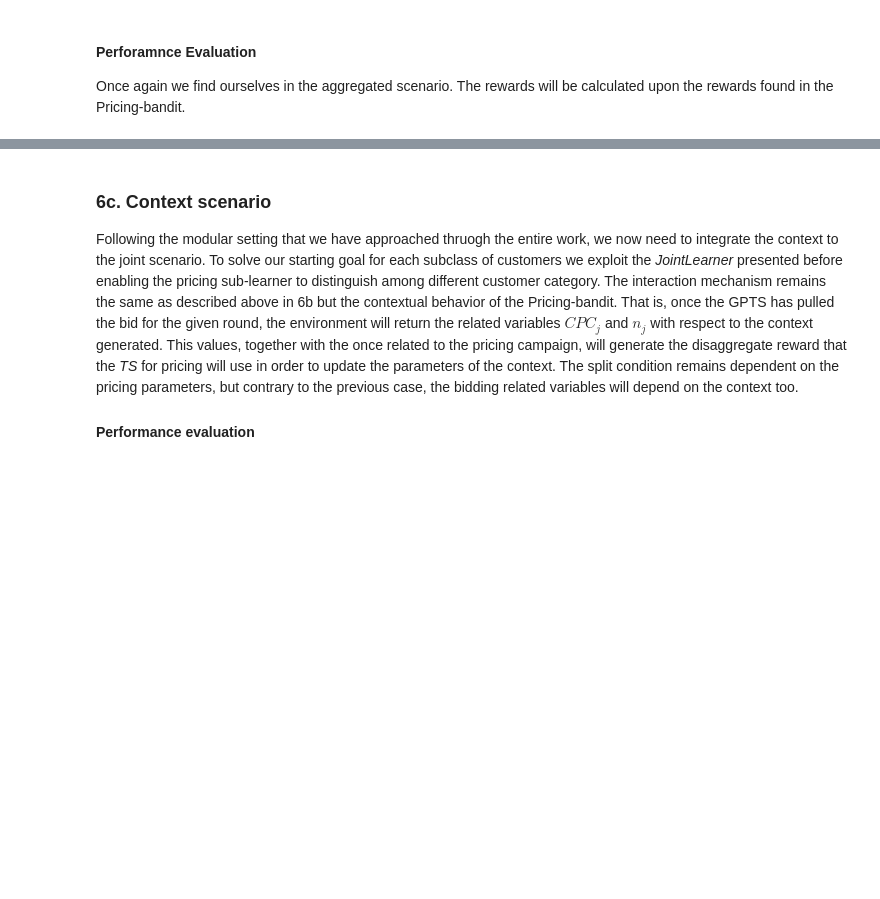
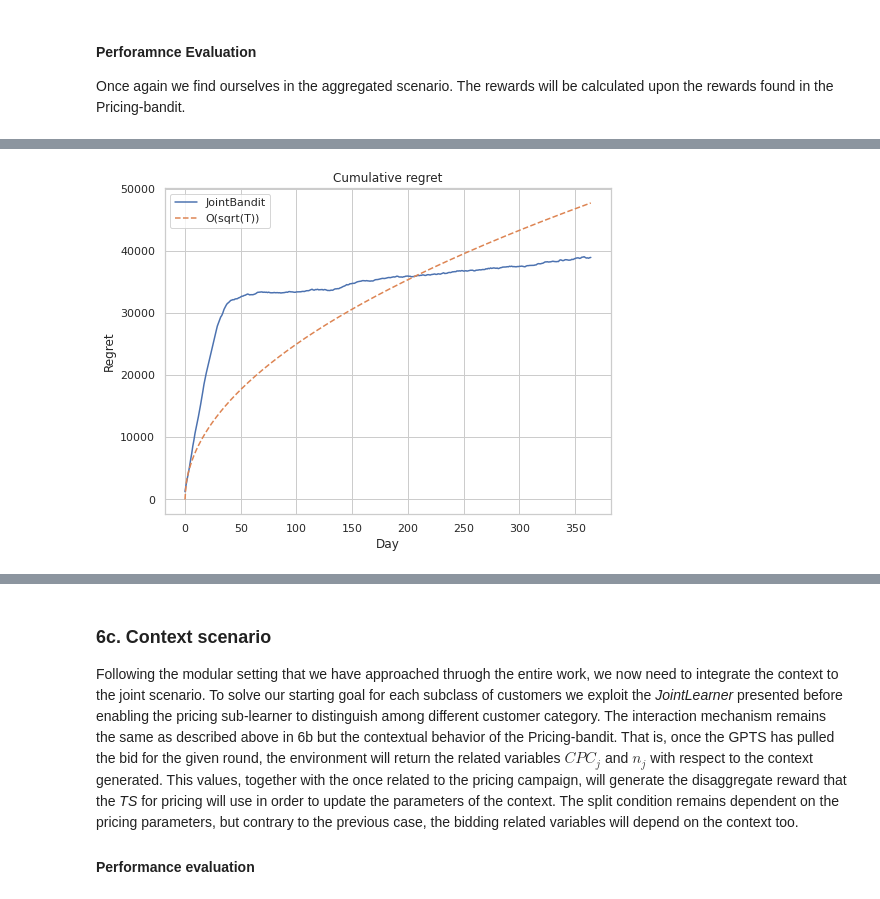
Before and after one commit to fcolombo7/DataIntelligenceApplications, a Jupyter notebook: Report intro.ipynb, the cells around one changed output, grey strips where cells are left out. Saved outputs shown, nothing was run; the diff lists cells and outputs as text; code cells hidden in the pictures; blank space fills up the shorter version.

```diff
--- a/Report intro.ipynb
+++ b/Report intro.ipynb
@@ -425,4 +425,6 @@ FileNotFoundError: [Errno 2] No such file or directory: 'simulations_results/res
 # %%
-task.plot(0, figsize=(8,6))
+task.plot(0, figsize=(8,6), logn=True)
+# %% [output]
+[figure, added]
 # %%
 task.plot(1, figsize=(8,6))
```
Also changed, not shown: parts of 20 cells of this notebook, 1 other file.
